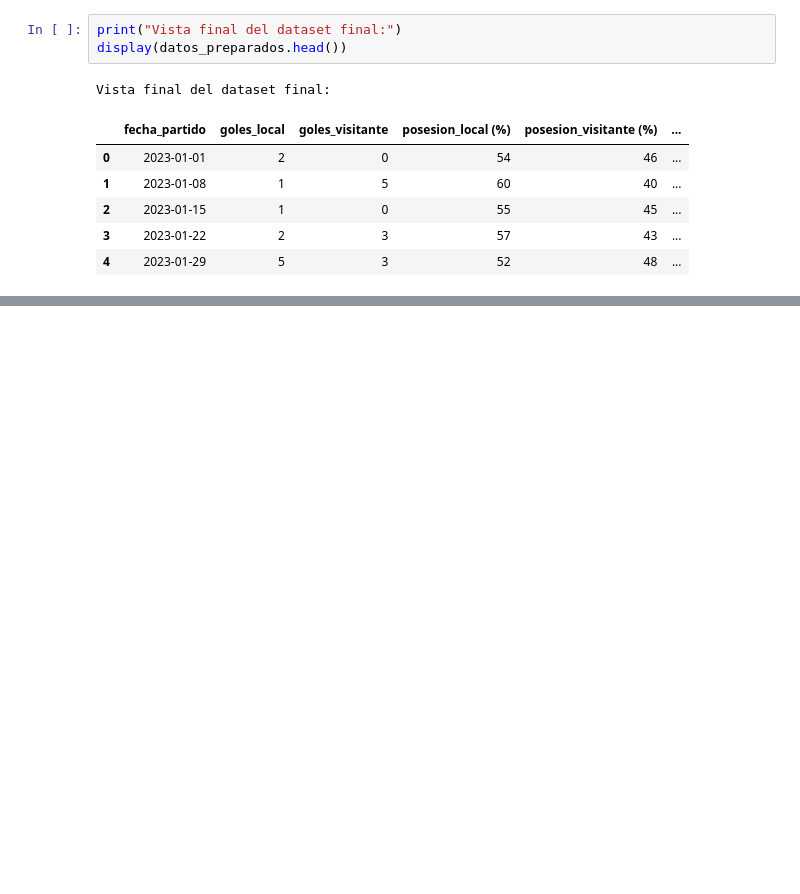
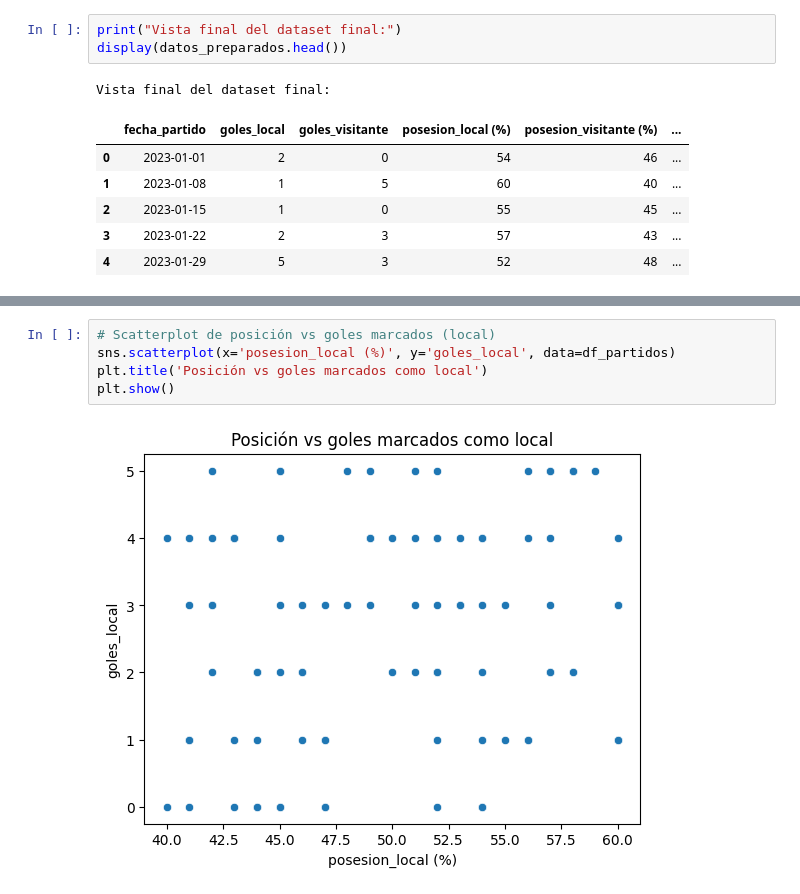
Before and after one commit to andresfelipebarragannino6-ai/Machine-Learning, a Jupyter notebook: Untitled13.ipynb, the cells around one changed output, grey strips where cells are left out. Saved outputs shown, nothing was run; the diff lists cells and outputs as text; blank space fills up the shorter version.

```diff
--- a/Untitled13.ipynb
+++ b/Untitled13.ipynb
@@ -137,0 +200,7 @@ Vista final del dataset final:
+# %%
+# Scatterplot de posición vs goles marcados (local)
+sns.scatterplot(x='posesion_local (%)', y='goles_local', data=df_partidos)
+plt.title('Posición vs goles marcados como local')
+plt.show()
+# %% [output]
+[figure, added]
```
Also changed, not shown: parts of 7 cells of this notebook.
